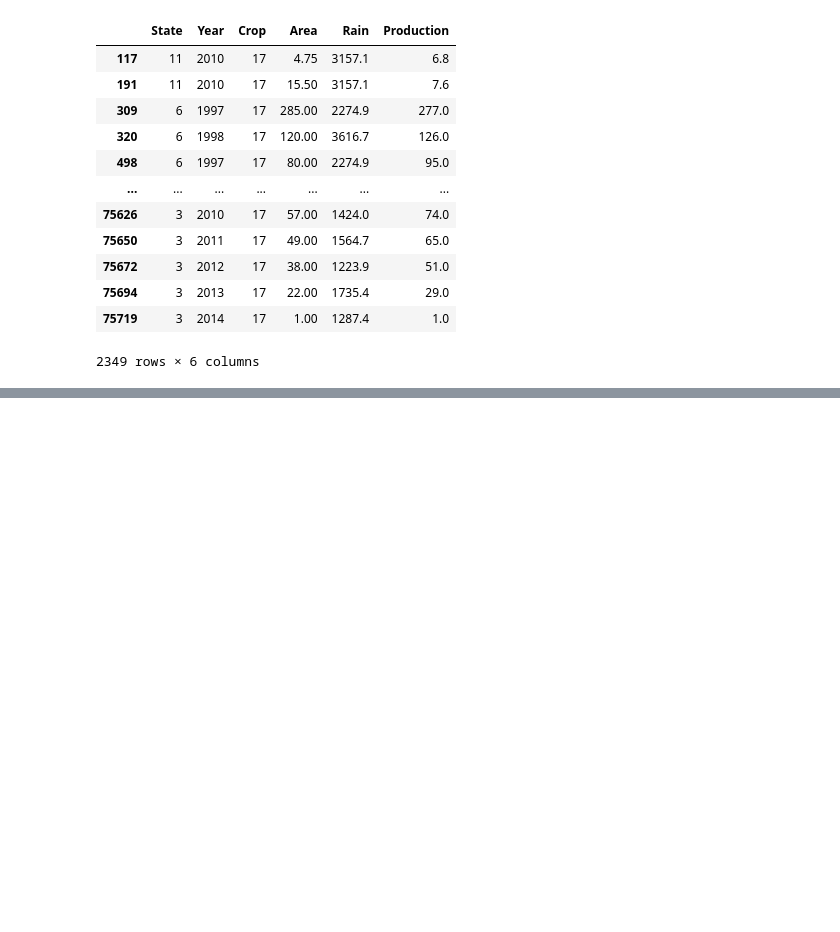
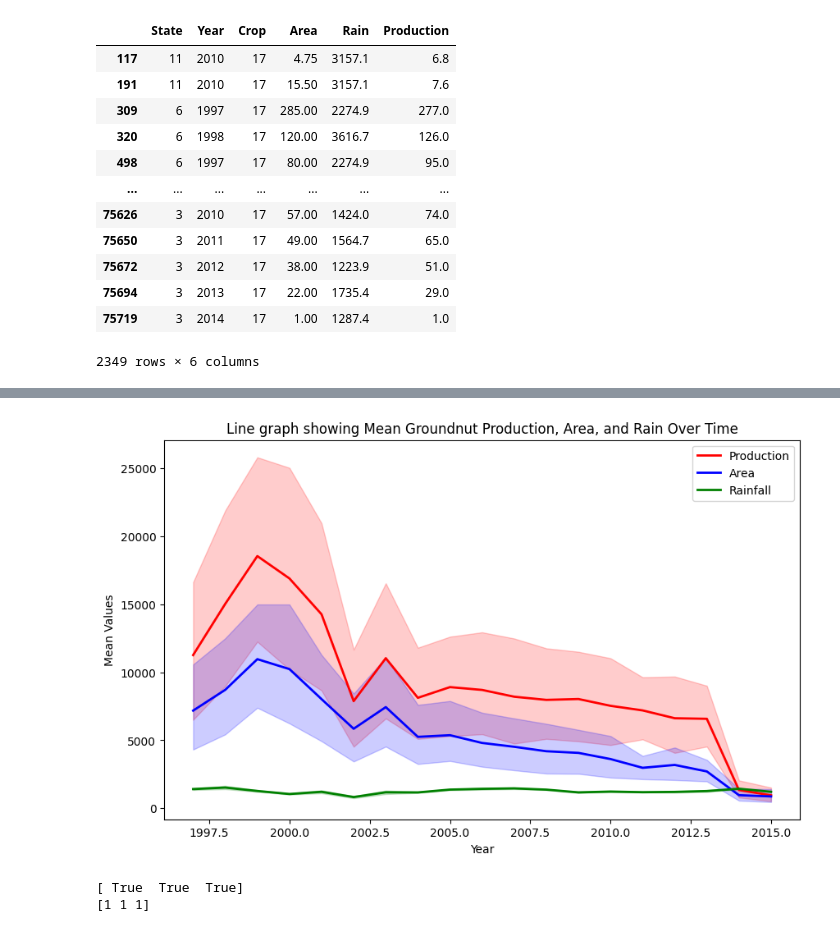
Before and after one commit to BenziDarwin/Groundnut-Yield-Prediction, a Jupyter notebook: groundnuts.ipynb, the cells around one changed output, grey strips where cells are left out. Drawn from its saved outputs; the diff is of its cells as text; code cells hidden in the pictures; blank space fills up the shorter version.

```diff
--- a/groundnuts.ipynb
+++ b/groundnuts.ipynb
@@ -169,0 +214,39 @@ groundnuts_df
+# %%
+# Line plot
+plt.figure(figsize=(10, 6))
+line = sns.lineplot(data=df, x='Year', y='Production', estimator='mean', color='red', linewidth=2)
+sns.lineplot(data=df, x='Year', y='Area', estimator='mean', color='blue', linewidth=2)
+sns.lineplot(data=df, x='Year', y='Rain', estimator='mean', color='green', linewidth=2)
+
+# Set plot title and labels
+plt.title("Line graph showing Mean Groundnut Production, Area, and Rain Over Time")
+plt.xlabel("Year")
+plt.ylabel("Mean Values")
+
+legend_elements = [
+    Line2D([0], [0], color="red", lw=2, label='Production'),
+    Line2D([0], [0], color="blue", lw=2, label='Area'),
+    Line2D([0], [0], color="green", lw=2, label='Rainfall')
+]
+plt.legend(handles=legend_elements)
+
+plt.show()
+# %% [output]
+[figure, added]
+# %%
+# Feature selection
+X = df.iloc[:,0:3]
+y = df.iloc[:, -1]
+
+model = LinearRegression()
+
+# Creating the RFE model and selecting 3 attributes
+rfe = RFE(estimator=model, n_features_to_select=3)
+rfe.fit(X, y)
+
+# Summarizing the selection of the attributes
+print(rfe.support_)
+print(rfe.ranking_)
+# %% [output]
+[ True  True  True]
+[1 1 1]
```
Also changed, not shown: parts of 4 cells of this notebook.
